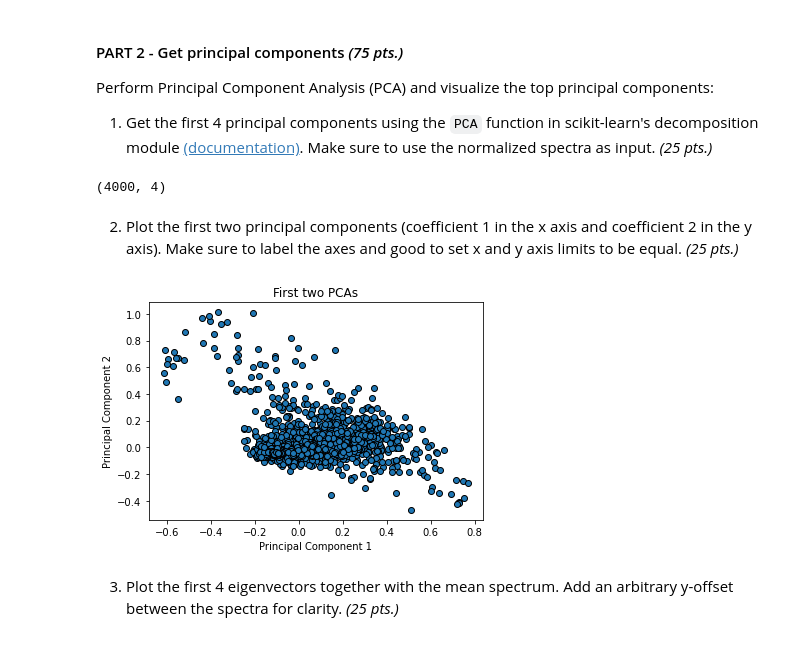
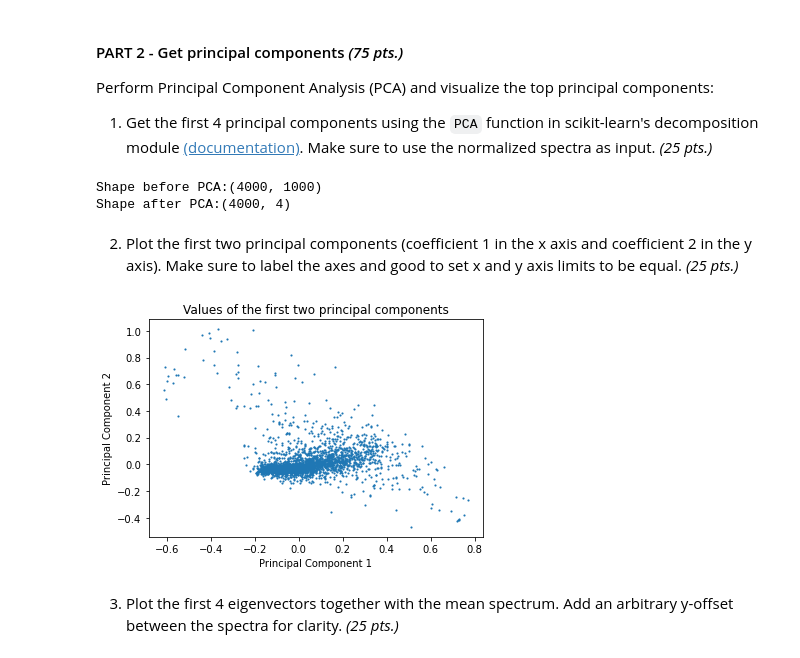
Before and after one commit to Jmabenojar/157_Abenojar, a Jupyter notebook: Module A/LabAssignment3/AP157_lab_assignmnent_A3.ipynb, the cells around one changed output. Saved outputs shown, nothing was run; the diff lists cells and outputs as text; code cells hidden in the pictures.

```diff
--- a/Module A/LabAssignment3/AP157_lab_assignmnent_A3.ipynb
+++ b/Module A/LabAssignment3/AP157_lab_assignmnent_A3.ipynb
@@ -80,7 +80,7 @@ Plot the mean spectrum by first normalizing the spectra and plot the mean and st
 # %%
 from sklearn.preprocessing import normalize
 
-data_norm=normalize(data['spec_recons'],axis=1,norm='l1')
+data_norm=normalize(data['spec_recons'],axis=1)#,norm='l1'
 print(data_norm)
 fluxn0 = data_norm[0,:]
 fluxn1 = data_norm[1,:]
@@ -129,17 +129,20 @@ from sklearn.decomposition import PCA
 pca=PCA(n_components=4)
 X_pca=pca.fit_transform(data_norm)
 np.shape(X_pca)
+print(f'Shape before PCA:{np.shape(data_norm)}')
+print(f'Shape after PCA:{np.shape(X_pca)}')
 # %% [output]
-(4000, 4)
+Shape before PCA:(4000, 1000)
+Shape after PCA:(4000, 4)
 # %% [markdown]
 2. Plot the first two principal components (coefficient 1 in the x axis and coefficient 2 in the y axis). Make sure to label the axes and good to set x and y axis limits to be equal. *(25 pts.)*
 # %%
-plt.scatter(X_pca[:, 0], X_pca[:, 1], cmap='viridis', edgecolor='k')
-plt.title('First two PCAs')
+plt.scatter(X_pca[:, 0], X_pca[:, 1], marker='.',s=5)
+plt.title('Values of the first two principal components')
 plt.xlabel('Principal Component 1')
 plt.ylabel('Principal Component 2')
 plt.show()
 # %% [output]
-[figure, old version]
+[figure, new version]
 # %% [markdown]
 3. Plot the first 4 eigenvectors together with the mean spectrum. Add an arbitrary y-offset between the spectra for clarity. *(25 pts.)*
```
Also changed, not shown: parts of 4 cells of this notebook.
